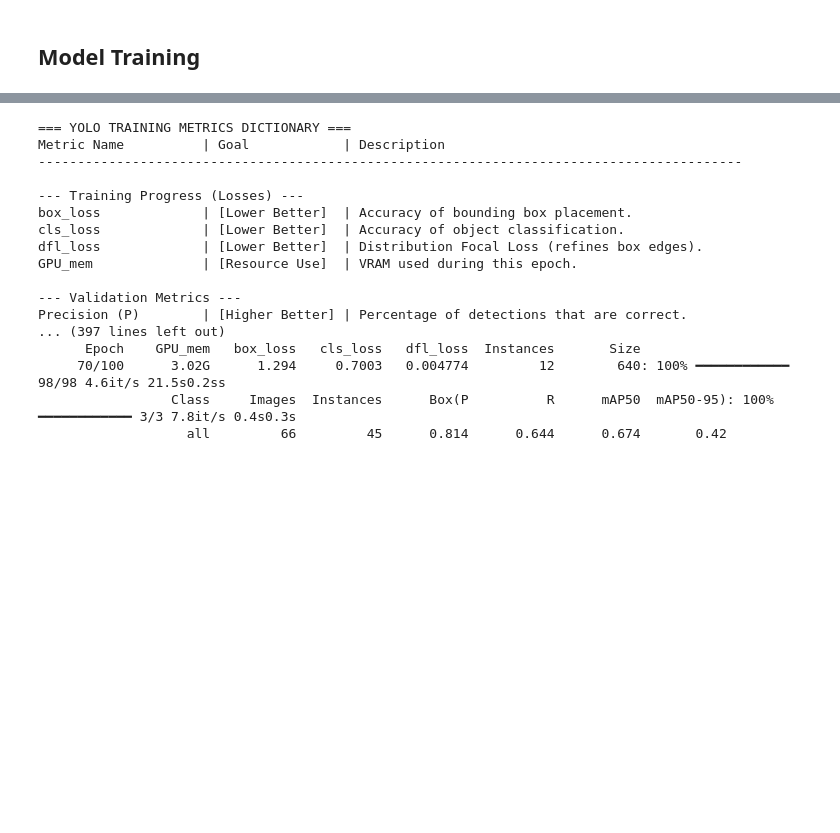
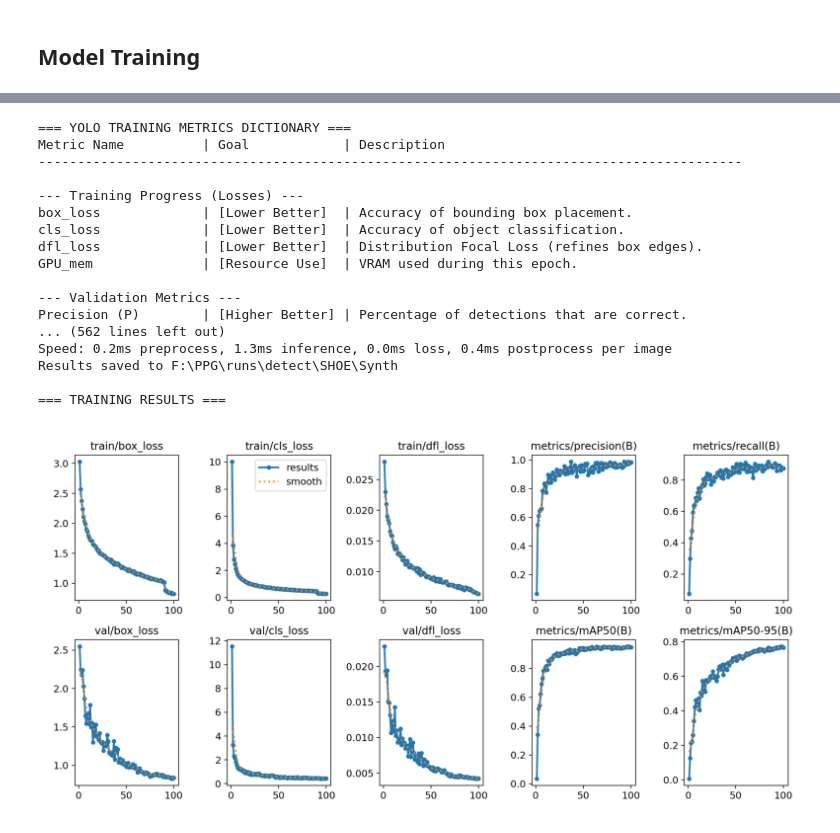
Before and after one commit to R1C4RDO13/PPG, a Jupyter notebook: YOLO.ipynb, the cells around one changed output, grey strips where cells are left out. Drawn from its saved outputs; the diff is of its cells as text; code cells hidden in the pictures; blank space fills up the shorter version.

Commit message:
Scripts Working With Results

```diff
--- a/YOLO.ipynb
+++ b/YOLO.ipynb
@@ -223,22 +178,0 @@ Best checkpoint : F:\PPG\runs\detect\SHOE\SYNTH_Scenario1\weights\best.pt
-# %%
-print_metric_descriptions()
-
-model_cafe = Training("./Datasets/YOLO_Datasets/Cafe_1/dataset.yaml", "SHOE" , "SYNTH_Cafe1")
-# %% [output]
-=== YOLO TRAINING METRICS DICTIONARY ===
-Metric Name          | Goal            | Description
-------------------------------------------------------------------------------------------
-
---- Training Progress (Losses) ---
-box_loss             | [Lower Better]  | Accuracy of bounding box placement.
-cls_loss             | [Lower Better]  | Accuracy of object classification.
-dfl_loss             | [Lower Better]  | Distribution Focal Loss (refines box edges).
-GPU_mem              | [Resource Use]  | VRAM used during this epoch.
-
---- Validation Metrics ---
-Precision (P)        | [Higher Better] | Percentage of detections that are correct.
-... (397 lines left out)
-      Epoch    GPU_mem   box_loss   cls_loss   dfl_loss  Instances       Size
-     70/100      3.02G      1.294     0.7003   0.004774         12        640: 100% ━━━━━━━━━━━━ 98/98 4.6it/s 21.5s0.2ss
-                 Class     Images  Instances      Box(P          R      mAP50  mAP50-95): 100% ━━━━━━━━━━━━ 3/3 7.8it/s 0.4s0.3s
-                   all         66         45      0.814      0.644      0.674       0.42
@@ -246,0 +179,23 @@ Validation(model_cafe)
+# %%
+print_metric_descriptions()
+
+model = Training("./Datasets/YOLO_Datasets/Final/dataset.yaml", "SHOE" , "SYNTH")
+# %% [output]
+=== YOLO TRAINING METRICS DICTIONARY ===
+Metric Name          | Goal            | Description
+------------------------------------------------------------------------------------------
+
+--- Training Progress (Losses) ---
+box_loss             | [Lower Better]  | Accuracy of bounding box placement.
+cls_loss             | [Lower Better]  | Accuracy of object classification.
+dfl_loss             | [Lower Better]  | Distribution Focal Loss (refines box edges).
+GPU_mem              | [Resource Use]  | VRAM used during this epoch.
+
+--- Validation Metrics ---
+Precision (P)        | [Higher Better] | Percentage of detections that are correct.
+... (562 lines left out)
+Speed: 0.2ms preprocess, 1.3ms inference, 0.0ms loss, 0.4ms postprocess per image
+Results saved to F:\PPG\runs\detect\SHOE\Synth
+
+=== TRAINING RESULTS ===
+[figure, added]
```
Also changed, not shown: parts of 10 cells of this notebook, 6 other files.
